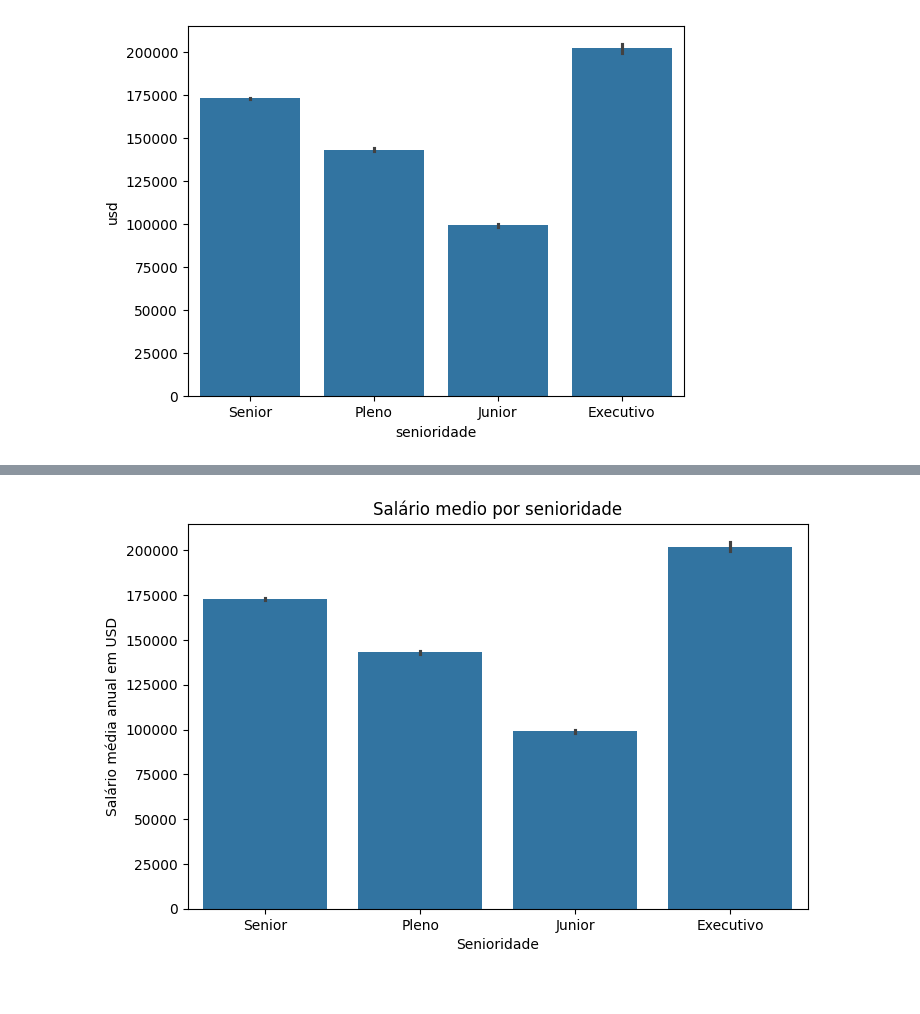
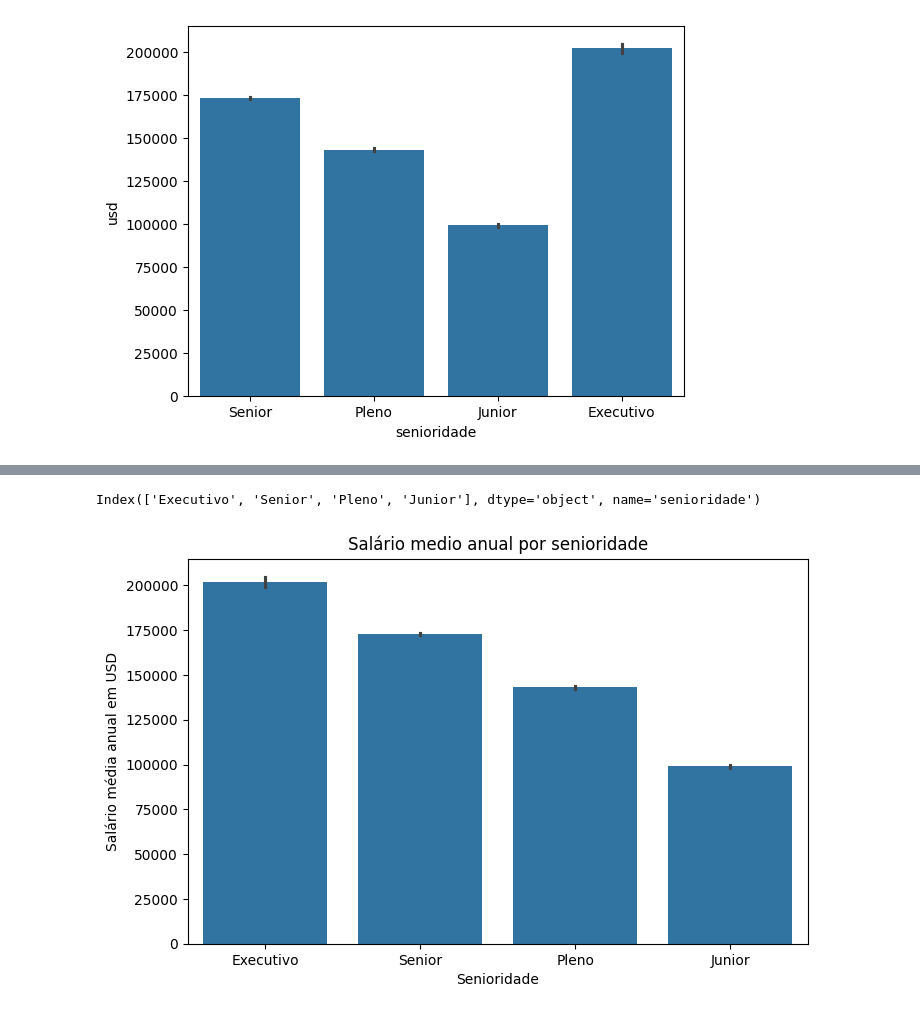
Before and after one commit to SavioMatias/ImersaoAlura, a Jupyter notebook: AulaAlura.ipynb, the cells around one changed output, grey strips where cells are left out. Drawn from its saved outputs; the diff is of its cells as text; code cells hidden in the pictures.

```diff
--- a/AulaAlura.ipynb
+++ b/AulaAlura.ipynb
@@ -73,17 +73,17 @@ Index(['work_year', 'experience_level', 'employment_type', 'job_title',
 prompt: traduza para mim todas as colunas do dataframe df para portugues brasileiro
 # %%
 df.rename(columns={
-    'ano_trabalho': 'ano',
-    'nivel_experiencia': 'senioridade',
-    'tipo_emprego': 'contrato',
-    'cargo': 'cargo',
+    'work_year': 'ano',
+    'experience_level': 'senioridade',
+    'employment_type': 'contrato',
+    'job_title': 'cargo',
     'salary': 'salario',
-    'moeda_salario': 'moeda',
-    'salario_em_usd': 'usd',
-    'residencia_empregado': 'residencia',
-    'taxa_remoto': 'remoto',
-    'localizacao_empresa': 'empresa',
-    'tamanho_empresa': 'tamanho_empresa'
+    'salary_currency': 'moeda',
+    'salary_in_usd': 'usd',
+    'employee_residence': 'residencia',
+    'remote_ratio': 'remoto',
+    'company_location': 'empresa',
+    'company_size': 'tamanho_empresa'
 }, inplace=True)
 # %%
 df.columns
@@ -358,9 +380,14 @@ import matplotlib.pyplot as plt
+# %%
+ordem = df_limpo.groupby('senioridade')['usd'].mean().sort_values(ascending=False).index
+ordem
+# %% [output]
+Index(['Executivo', 'Senior', 'Pleno', 'Junior'], dtype='object', name='senioridade')
 # %%
 plt.figure(figsize=(8,5))
-sns.barplot(data=df_limpo, x='senioridade', y='usd')
-plt.title('Salário medio por senioridade')
+sns.barplot(data=df_limpo, x='senioridade', y='usd', order=ordem)
+plt.title('Salário medio anual por senioridade')
 plt.xlabel('Senioridade')
 plt.ylabel('Salário média anual em USD')
 plt.show()
 # %% [output]
-[figure, old version]
+[figure, new version]
```
Also changed, not shown: parts of 15 cells of this notebook.
